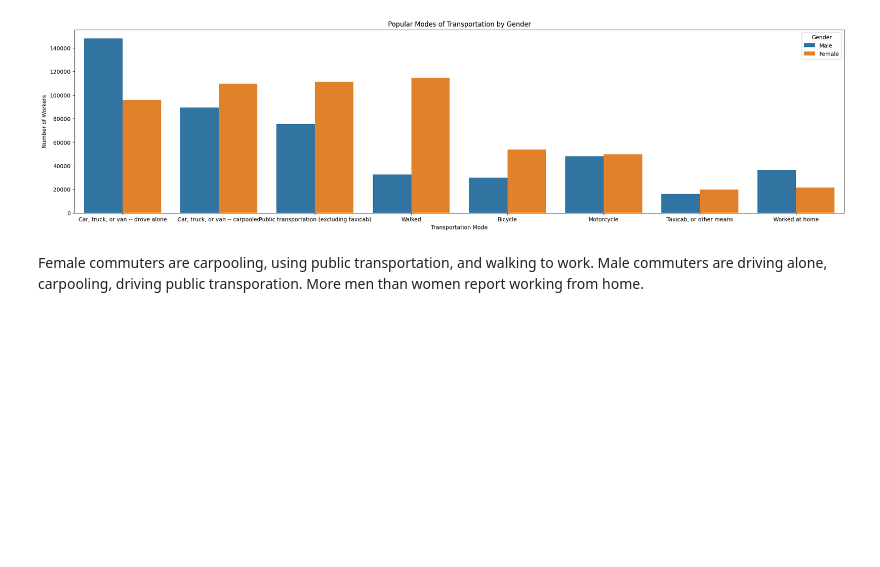
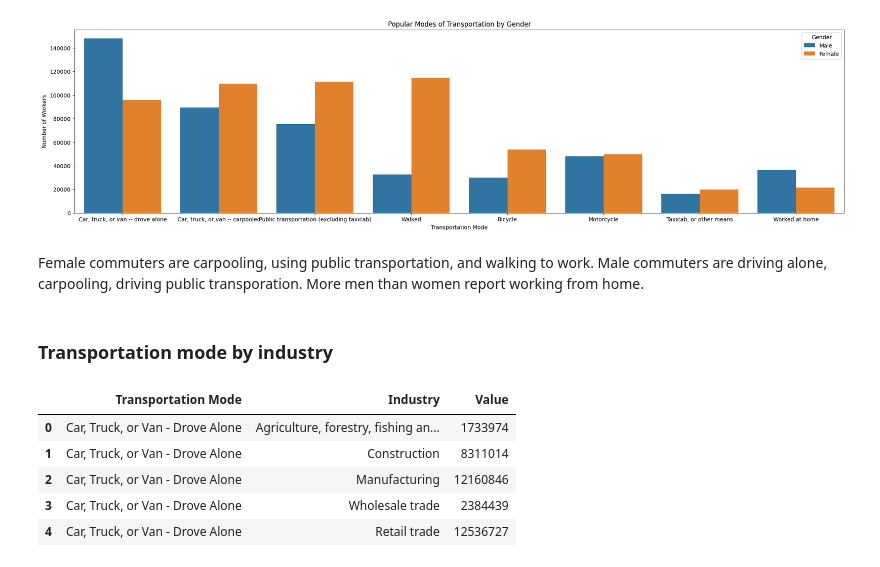
Before and after one commit to angelikabrown/CensusDataEDA, a Jupyter notebook: commute_viz.ipynb, the cells around one changed output. Cells and saved outputs as stored; diff of their text form; code cells hidden in the pictures; blank space fills up the shorter version.

```diff
--- a/commute_viz.ipynb
+++ b/commute_viz.ipynb
@@ -55,3 +55,15 @@ plt.show()
 Female commuters are carpooling, using public transportation, and walking to work.
 Male commuters are driving alone, carpooling, driving public transporation.
 More men than women report working from home.
+# %% [markdown]
+### Transportation mode by industry
+# %%
+industry = pd.read_csv('transportation_and_industries.csv')
+industry.head()
+# %% [output]
+|  | Transportation Mode | Industry | Value |
+| 0 | Car, Truck, or Van - Drove Alone | Agriculture, forestry, fishing an... | 1733974 |
+| 1 | Car, Truck, or Van - Drove Alone | Construction | 8311014 |
+| 2 | Car, Truck, or Van - Drove Alone | Manufacturing | 12160846 |
+| 3 | Car, Truck, or Van - Drove Alone | Wholesale trade | 2384439 |
+| 4 | Car, Truck, or Van - Drove Alone | Retail trade | 12536727 |
```
Also changed, not shown: parts of 1 cell of this notebook.
